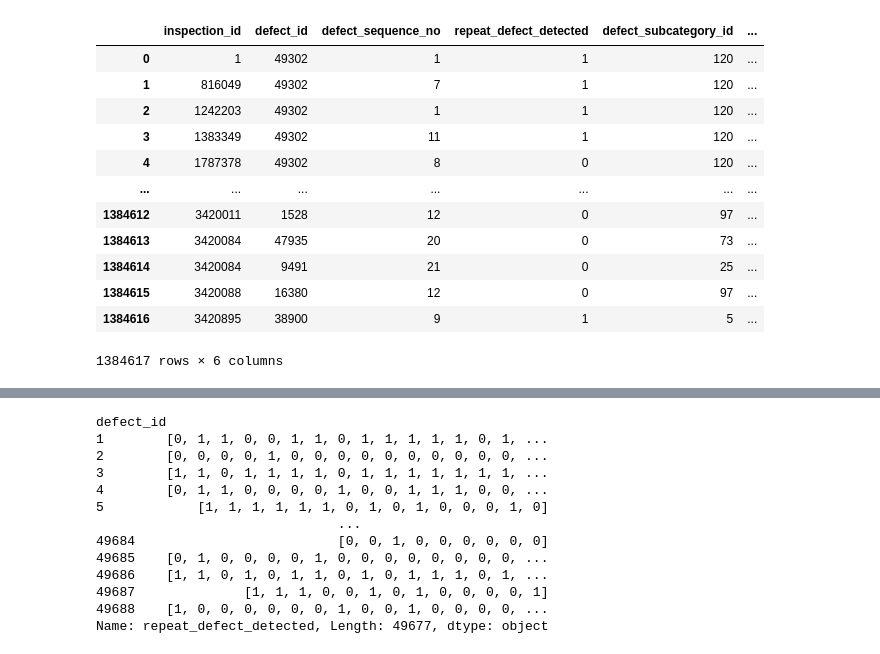
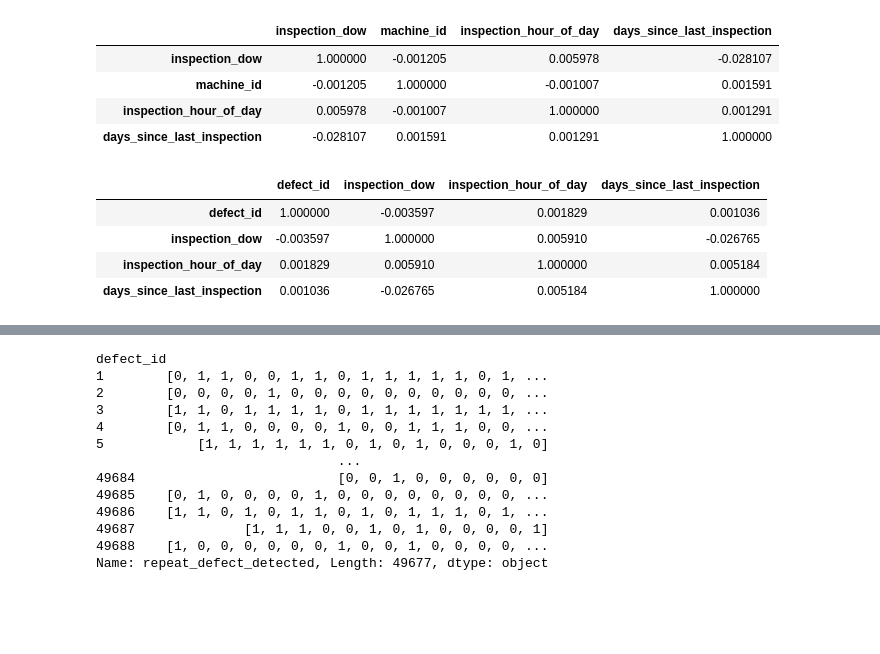
Before and after one commit to yanjunteochew/predictionaai, a Jupyter notebook: prediction EDA.ipynb, the cells around one changed output, grey strips where cells are left out. Saved outputs shown, nothing was run; the diff lists cells and outputs as text; code cells hidden in the pictures; blank space fills up the shorter version.

```diff
--- a/prediction EDA.ipynb
+++ b/prediction EDA.ipynb
@@ -31,18 +14 @@ train_defects
-# %%
-train_data = train_defects.merge(defects, on="defect_id")
-train_data
-# %% [output]
-|  | inspection_id | defect_id | defect_sequence_no | repeat_defect_detected | defect_subcategory_id | ... |
-| 0 | 1 | 49302 | 1 | 1 | 120 | ... |
-| 1 | 816049 | 49302 | 7 | 1 | 120 | ... |
-| 2 | 1242203 | 49302 | 1 | 1 | 120 | ... |
-| 3 | 1383349 | 49302 | 11 | 1 | 120 | ... |
-| 4 | 1787378 | 49302 | 8 | 0 | 120 | ... |
-| ... | ... | ... | ... | ... | ... | ... |
-| 1384612 | 3420011 | 1528 | 12 | 0 | 97 | ... |
-| 1384613 | 3420084 | 47935 | 20 | 0 | 73 | ... |
-| 1384614 | 3420084 | 9491 | 21 | 0 | 25 | ... |
-| 1384615 | 3420088 | 16380 | 12 | 0 | 97 | ... |
-| 1384616 | 3420895 | 38900 | 9 | 1 | 5 | ... |
-1384617 rows × 6 columns
 # %%
@@ -53,0 +22,16 @@ features = train_data.drop('label', axis=1).columns
+# %%
+inspection_sessions[['inspection_dow','machine_id','inspection_hour_of_day','days_since_last_inspection']].corr()
+# %% [output]
+|  | inspection_dow | machine_id | inspection_hour_of_day | days_since_last_inspection |
+| inspection_dow | 1.000000 | -0.001205 | 0.005978 | -0.028107 |
+| machine_id | -0.001205 | 1.000000 | -0.001007 | 0.001591 |
+| inspection_hour_of_day | 0.005978 | -0.001007 | 1.000000 | 0.001291 |
+| days_since_last_inspection | -0.028107 | 0.001591 | 0.001291 | 1.000000 |
+# %%
+train_data1[['defect_id','label','inspection_dow','inspection_hour_of_day','days_since_last_inspection']].corr()
+# %% [output]
+|  | defect_id | inspection_dow | inspection_hour_of_day | days_since_last_inspection |
+| defect_id | 1.000000 | -0.003597 | 0.001829 | 0.001036 |
+| inspection_dow | -0.003597 | 1.000000 | 0.005910 | -0.026765 |
+| inspection_hour_of_day | 0.001829 | 0.005910 | 1.000000 | 0.005184 |
+| days_since_last_inspection | 0.001036 | -0.026765 | 0.005184 | 1.000000 |
```
Also changed, not shown: parts of 21 cells of this notebook.
